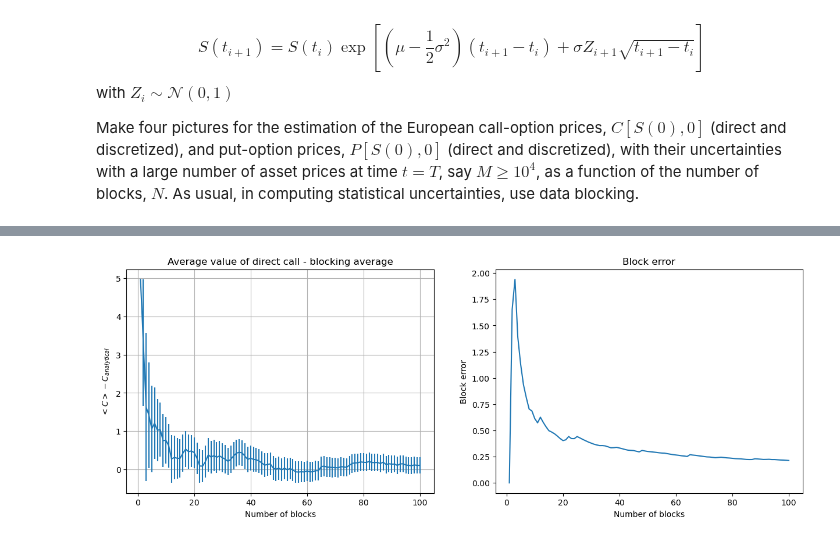
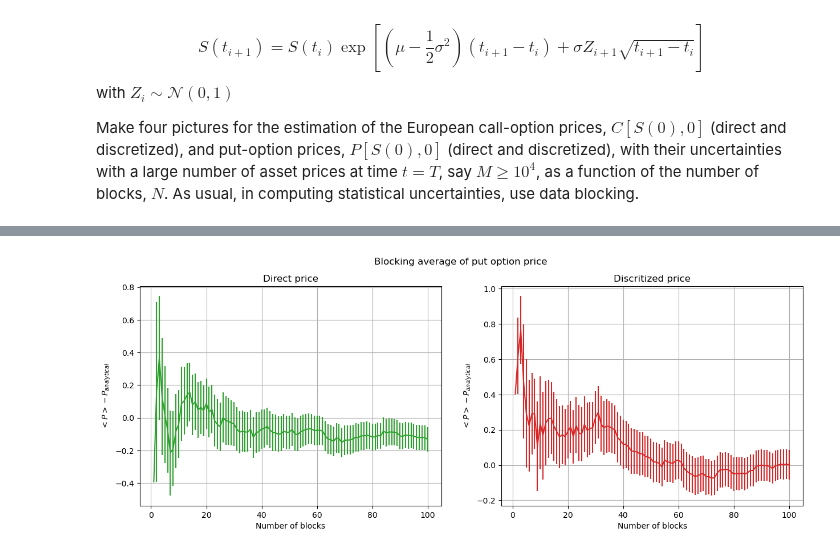
Before and after one commit to stevelonny/labsimnum, a Jupyter notebook: notebooks/exercise_03.ipynb, the cells around one changed output, grey strips where cells are left out. Saved outputs shown, nothing was run; the diff lists cells and outputs as text; code cells hidden in the pictures.

```diff
--- a/notebooks/exercise_03.ipynb
+++ b/notebooks/exercise_03.ipynb
@@ -53,21 +159,25 @@ Make four pictures for the estimation of the European call-option prices, $C[S(0
 # %%
-n_throws, cum_avg, block_error = np.loadtxt("../data/ex_03_call_direct.dat", unpack=True, usecols=(0,1,2))
-colour = colors[0]
+n_throws, cum_avg, block_error = np.loadtxt("../data/ex_03_put_direct.dat", unpack=True, usecols=(0,1,2))
+colour = colors[2]
 plt.figure(figsize=(15,5))
-call = 14.975790778311286
+put = 5.4595325819072364
 plt.subplot(1,2,1)
-plt.errorbar(n_throws, cum_avg-call, yerr=block_error, color=colour)
-plt.title("Average value of direct call - blocking average")
+plt.errorbar(n_throws, cum_avg-put, yerr=block_error, color=colors[2])
+plt.title("Direct price")
 plt.xlabel('Number of blocks')
-plt.ylabel(r"$<C> - C_{analytical}$")
+plt.ylabel(r"$<P> - P_{analytical}$")
 plt.grid(True)
 
+n_throws, cum_avg, block_error = np.loadtxt("../data/ex_03_put_discrete.dat", unpack=True, usecols=(0,1,2))
 plt.subplot(1,2,2)
-plt.plot(n_throws, block_error)
-plt.title("Block error")
+plt.errorbar(n_throws, cum_avg-put, yerr=block_error, color=colors[3])
+plt.title("Discritized price")
 plt.xlabel('Number of blocks')
-plt.ylabel('Block error')
+plt.ylabel(r"$<P> - P_{analytical}$")
+plt.grid(True)
+
+plt.suptitle("Blocking average of put option price")
 
 plt.show()
 # %% [output]
-[figure, old version]
+[figure, new version]
```
Also changed, not shown: parts of 5 cells of this notebook, 2 other files.
